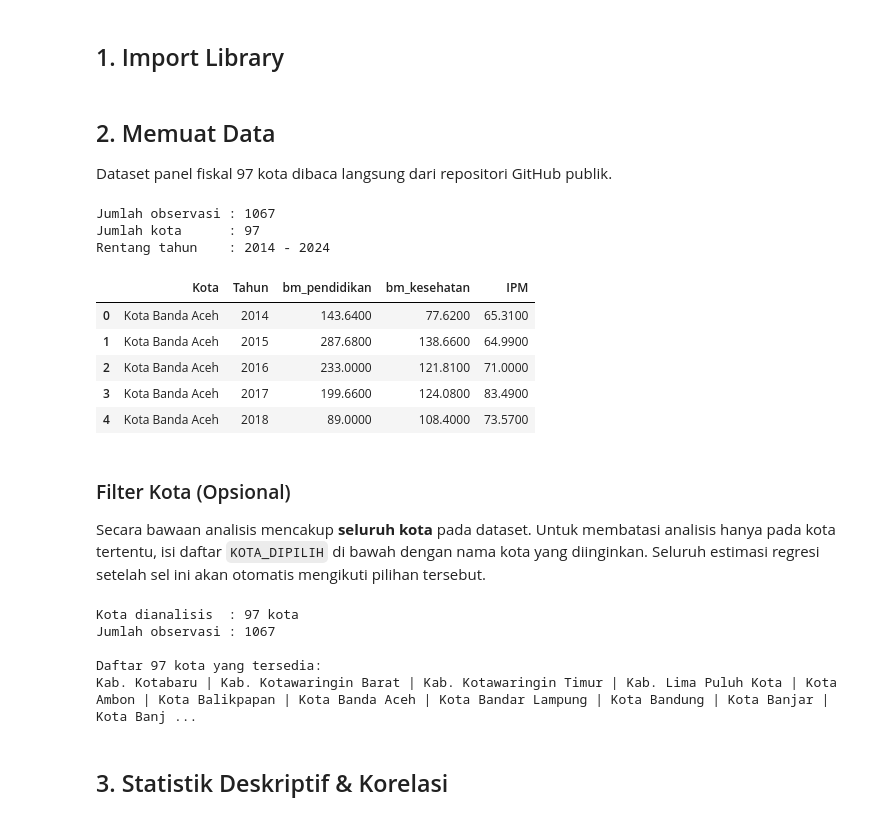
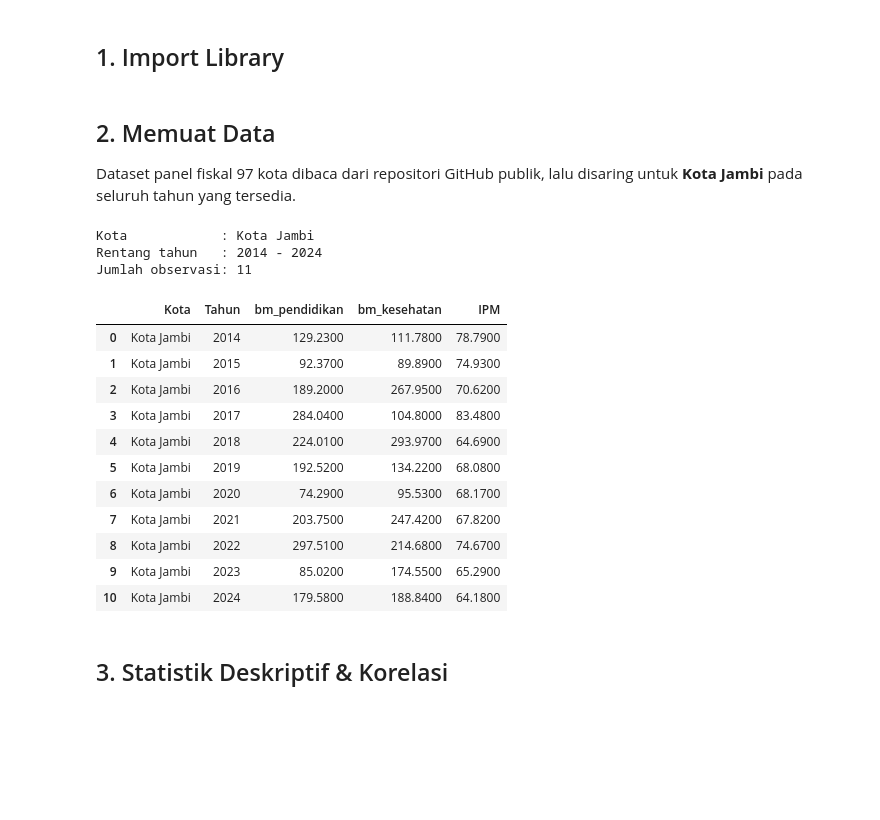
Before and after one commit to agusnarzo22-create/Analisis-Regresi-OLS-Kota-Jambi, a Jupyter notebook: Analisis_Regresi_OLS_Belanja_Dasar_vs_IPM.ipynb, the cells around one changed output. Cells and saved outputs as stored; diff of their text form; code cells hidden in the pictures; blank space fills up the shorter version.

```diff
--- a/Analisis_Regresi_OLS_Belanja_Dasar_vs_IPM.ipynb
+++ b/Analisis_Regresi_OLS_Belanja_Dasar_vs_IPM.ipynb
@@ -40,57 +54,40 @@ pd.set_option("display.float_format", lambda v: f"{v:,.4f}")
 # %% [markdown]
 ## 2. Memuat Data
 
-Dataset panel fiskal 97 kota dibaca langsung dari repositori GitHub publik.
+Dataset panel fiskal 97 kota dibaca dari repositori GitHub publik, lalu disaring
+untuk **Kota Jambi** pada seluruh tahun yang tersedia.
 # %%
 URL_DATA = "https://raw.githubusercontent.com/Alam-A99/DATAAKSI/main/dataset_fiskal_97_hipoFull.csv"
+KOTA_FOKUS = "Kota Jambi"   # ganti nama kota di sini bila ingin menganalisis kota lain
 
 try:
     df = pd.read_csv(URL_DATA)
 except Exception:
     df = pd.read_csv("data/dataset_fiskal_97_hipoFull.csv")
 
 df = df[["Kota", "Tahun", "bm_pendidikan", "bm_kesehatan", "IPM"]].dropna()
+df = df[df["Kota"] == KOTA_FOKUS].sort_values("Tahun").reset_index(drop=True)
 
-print(f"Jumlah observasi : {len(df)}")
-print(f"Jumlah kota      : {df['Kota'].nunique()}")
-print(f"Rentang tahun    : {df['Tahun'].min()} - {df['Tahun'].max()}")
-df.head()
+print(f"Kota            : {KOTA_FOKUS}")
+print(f"Rentang tahun   : {df['Tahun'].min()} - {df['Tahun'].max()}")
+print(f"Jumlah observasi: {len(df)}")
+df
 # %% [output]
-Jumlah observasi : 1067
-Jumlah kota      : 97
-Rentang tahun    : 2014 - 2024
+Kota            : Kota Jambi
+Rentang tahun   : 2014 - 2024
+Jumlah observasi: 11
 |  | Kota | Tahun | bm_pendidikan | bm_kesehatan | IPM |
-| 0 | Kota Banda Aceh | 2014 | 143.6400 | 77.6200 | 65.3100 |
-| 1 | Kota Banda Aceh | 2015 | 287.6800 | 138.6600 | 64.9900 |
-| 2 | Kota Banda Aceh | 2016 | 233.0000 | 121.8100 | 71.0000 |
-| 3 | Kota Banda Aceh | 2017 | 199.6600 | 124.0800 | 83.4900 |
-| 4 | Kota Banda Aceh | 2018 | 89.0000 | 108.4000 | 73.5700 |
+| 0 | Kota Jambi | 2014 | 129.2300 | 111.7800 | 78.7900 |
+| 1 | Kota Jambi | 2015 | 92.3700 | 89.8900 | 74.9300 |
+| 2 | Kota Jambi | 2016 | 189.2000 | 267.9500 | 70.6200 |
+| 3 | Kota Jambi | 2017 | 284.0400 | 104.8000 | 83.4800 |
+| 4 | Kota Jambi | 2018 | 224.0100 | 293.9700 | 64.6900 |
+| 5 | Kota Jambi | 2019 | 192.5200 | 134.2200 | 68.0800 |
+| 6 | Kota Jambi | 2020 | 74.2900 | 95.5300 | 68.1700 |
+| 7 | Kota Jambi | 2021 | 203.7500 | 247.4200 | 67.8200 |
+| 8 | Kota Jambi | 2022 | 297.5100 | 214.6800 | 74.6700 |
+| 9 | Kota Jambi | 2023 | 85.0200 | 174.5500 | 65.2900 |
+| 10 | Kota Jambi | 2024 | 179.5800 | 188.8400 | 64.1800 |
-# %% [markdown]
-### Filter Kota (Opsional)
-
-Secara bawaan analisis mencakup **seluruh kota** pada dataset. Untuk membatasi analisis
-hanya pada kota tertentu, isi daftar `KOTA_DIPILIH` di bawah dengan nama kota yang diinginkan.
-Seluruh estimasi regresi setelah sel ini akan otomatis mengikuti pilihan tersebut.
-# %%
-# Isi daftar kota yang ingin dianalisis.
-# Kosongkan ([]) untuk menganalisis SELURUH kota.
-# Contoh: KOTA_DIPILIH = ["Kota Bandung", "Kota Surabaya", "Kota Medan"]
-KOTA_DIPILIH = []
-
-if KOTA_DIPILIH:
-    df = df[df["Kota"].isin(KOTA_DIPILIH)].copy()
-
-print(f"Kota dianalisis  : {df['Kota'].nunique()} kota")
-print(f"Jumlah observasi : {len(df)}")
-
-print(f"\nDaftar {df['Kota'].nunique()} kota yang tersedia:")
-print(" | ".join(sorted(df["Kota"].unique())))
-# %% [output]
-Kota dianalisis  : 97 kota
-Jumlah observasi : 1067
-
-Daftar 97 kota yang tersedia:
-Kab. Kotabaru | Kab. Kotawaringin Barat | Kab. Kotawaringin Timur | Kab. Lima Puluh Kota | Kota Ambon | Kota Balikpapan | Kota Banda Aceh | Kota Bandar Lampung | Kota Bandung | Kota Banjar | Kota Banj ...
 # %% [markdown]
 ## 3. Statistik Deskriptif & Korelasi
 # %%
```
Also changed, not shown: parts of 11 cells of this notebook, 2 other files.
